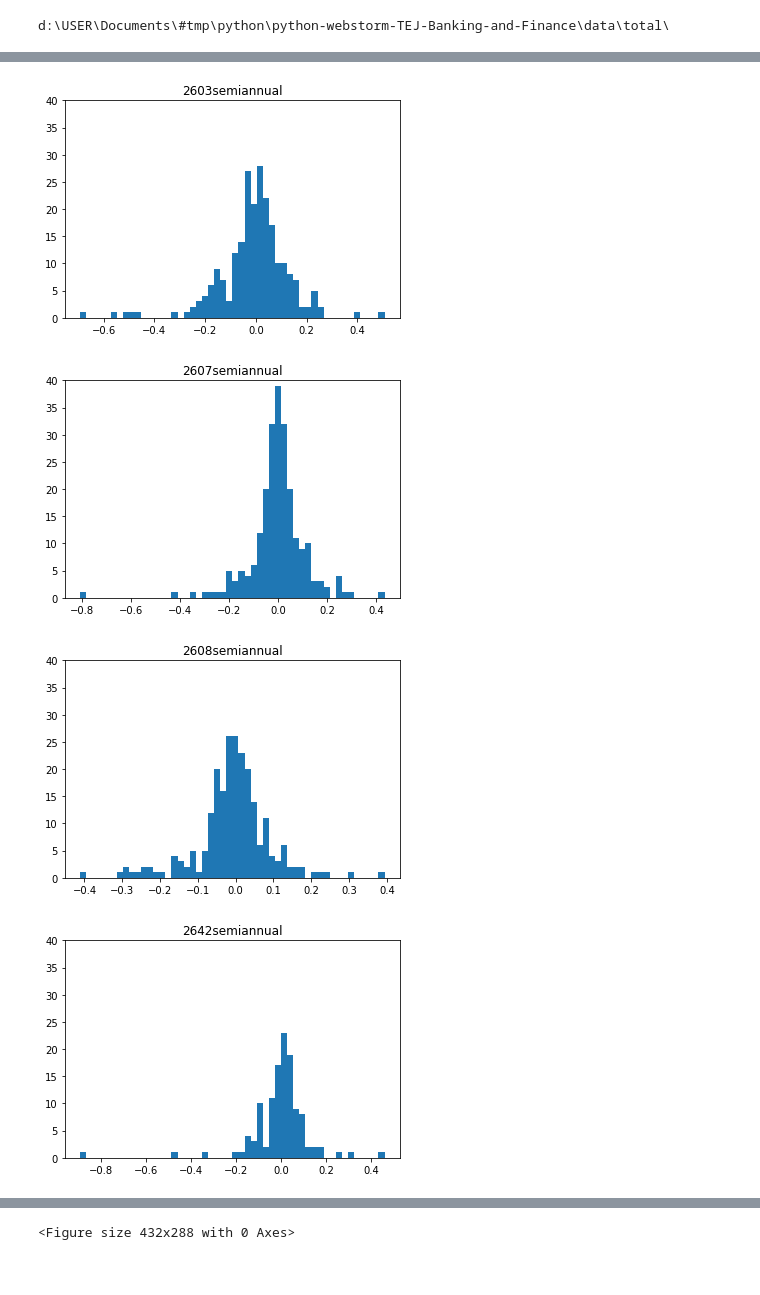
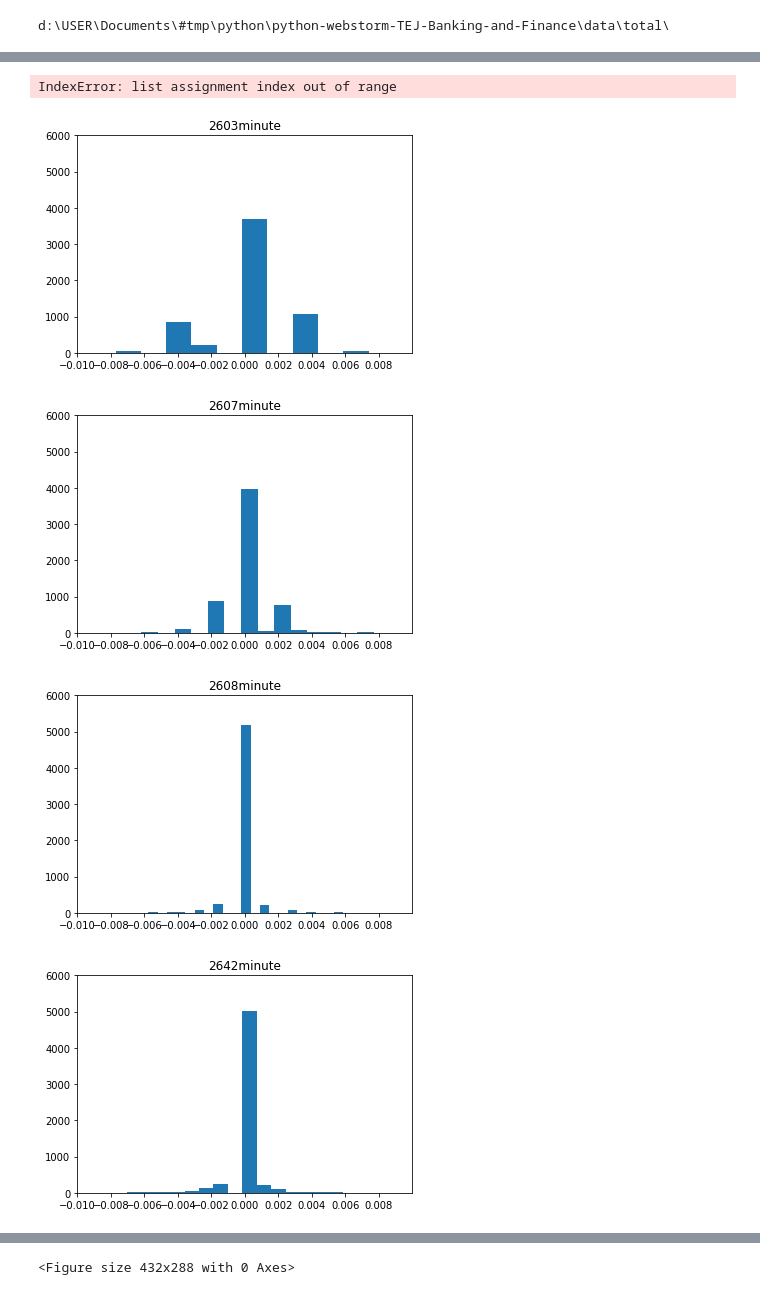
Before and after one commit to JTHuang-Nunu/python-webstorm-TEJ-Banking-and-Finance, a Jupyter notebook: excelToDescriptionStatistics.ipynb, the cells around one changed output, grey strips where cells are left out. Saved outputs shown, nothing was run; the diff lists cells and outputs as text; code cells hidden in the pictures.

```diff
--- a/excelToDescriptionStatistics.ipynb
+++ b/excelToDescriptionStatistics.ipynb
@@ -20,12 +20,12 @@ print(path)
 d:\USER\Documents\#tmp\python\python-webstorm-TEJ-Banking-and-Finance\data\total\
 # %%
 # 呼叫xlsx檔
-timeType = ['日','周', '月', '季', '年']
+timeType = ['分','日','周', '月', '季', '年']
 # data2801 = pd.read_excel("path[]hw2_TEJ_excel.xlsx",sheet_name="2357華碩")
 # data2498 = pd.read_excel("hw2_TEJ_excel.xlsx",sheet_name="2498宏達電")
 # data9999 = pd.read_excel("hw2_TEJ_excel.xlsx",sheet_name="Y9999加權指數")
-# file_list = ["2603.xlsx", "2607.xlsx", "2608.xlsx", "2642.xlsx", "5607.xlsx"]
-file_list = ["2603"+timeType[2]+ ".xlsx", "2607"+timeType[2]+".xlsx", "2608"+timeType[2]+".xlsx", "2642"+timeType[2]+".xlsx", "5607"+timeType[2]+".xlsx"]
+# file_list = ["2603.csv", "2607.csv", "2608.csv", "2642.csv", "5607.csv"]
+file_list = ["2603"+timeType[0]+ ".xlsx", "2607"+timeType[0]+".xlsx", "2608"+timeType[0]+".xlsx", "2642"+timeType[0]+".xlsx", "5607"+timeType[0]+".xlsx"]
 list = ["2603", "2607", "2608", "2642", "5607"]
 data = [pd.read_excel(os.path.join(path, xlsx_filename)) for xlsx_filename in file_list]
 # %%
@@ -67,21 +64,62 @@ result_description.to_excel("semiannual_description.xlsx")
+# %%
+def descriptive_statistics(x) :
+    return pd.Series([x.mean(),x.median(),x.std(),x.var(),
+                      x.kurt(),x.skew(),x.min(),x.max(),x.sum(),
+                      x.count(),x.quantile(.25), x.quantile(.75)],index=['mean','median',
+                      'std','var','kurtosis','skewness','min','max','sum',
+                      'count','25%','75%'])
+# descriptive_statistics_result = pd.DataFrame(data, columns=['RETURN'])
+# descriptive_statistics_result.apply(descriptive_statistics)
+
+result = []
+result_description = []
+for idx in range(len(data)):
+    result[idx] = pd.DataFrame(data[idx], columns=['RETURN'])
+    result_description[idx] = result[idx].apply(descriptive_statistics)
+
+# result2498 = pd.DataFrame(data2498, columns=['RETURN'])
+# result2498_description = result2498.apply(descriptive_statistics)
+
+# result9999 = pd.DataFrame(data9999, columns=['RETURN'])
+# result9999_description = result9999.apply(descriptive_statistics)
+
+# descriptive_statistics_result = [result2357_description, result2498_description, result9999_description]
+# descriptive_statistics_result
+# result = pd.concat([result2498_description.squeeze().rename("2498"), result2357_description.squeeze().rename("2357"), result9999_description.squeeze().rename("9999")], axis = 1)
+# result = pd.append(data2357.RETURN,data2498.RETURN,data9999.RETURN)
+# result.columns=['2498','2357','9999']
+# result.head()
+
+#合併三個資料的Return
+result = pd.DataFrame(data).T
+result.columns =  ["2603", "2607", "2608", "2642", "5607"]
+result
+
+# #合併三個資料的Description Statistics
+# result_description = pd.concat([result2357_description, result2498_description, result9999_description], axis = 1)
+# result_description.columns = ['2357','2498','9999']
+# result_description
+# %% [output]
+IndexError: list assignment index out of range
 # %%
 #呼叫畫圖的套件，利用matplotlib的pyplot.bar功能
 import matplotlib.pyplot as plt
 from matplotlib.font_manager import FontProperties
 # %%
 #第一種直方圖 #單一圖形
-unit = "semiannual"
-for idx in  range(len(data)):
+unit = "minute"
+for idx in range(len(data)):
   plt.hist(data[idx].RETURN, bins= 50)
-  # plt.xlim(-0.01,0.01)
-  plt.ylim(0,40)
+  # plt.xticks(np.arange(-0.01, 0.01, 0.002))
+  plt.xlim(-0.01,0.01)
+  plt.ylim(0,6000)
   plt.title(list[idx] + unit)
   plt.savefig("./" + list[idx]+ unit +".png")
   plt.show()
   plt.clf()
 #bins代表直方圖分佈區間個數，range用於設定直方圖的小矩形最大值與最小值
 # %% [output]
-[figure, old version]
+[figure, new version]
-[figure, old version]
+[figure, new version]
-[figure, old version]
+[figure, new version]
-[figure, old version]
+[figure, new version]
```
Also changed, not shown: parts of 6 cells of this notebook, 13 other files.
